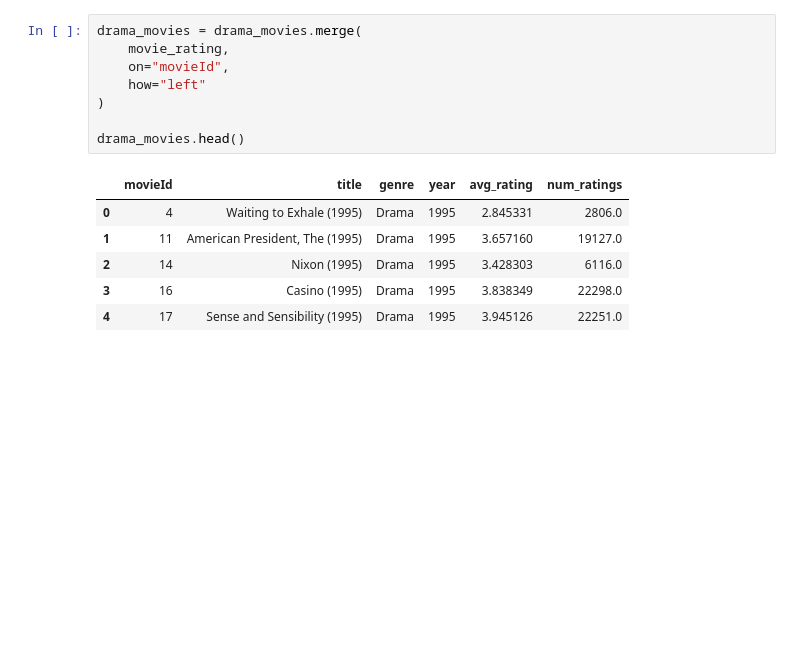
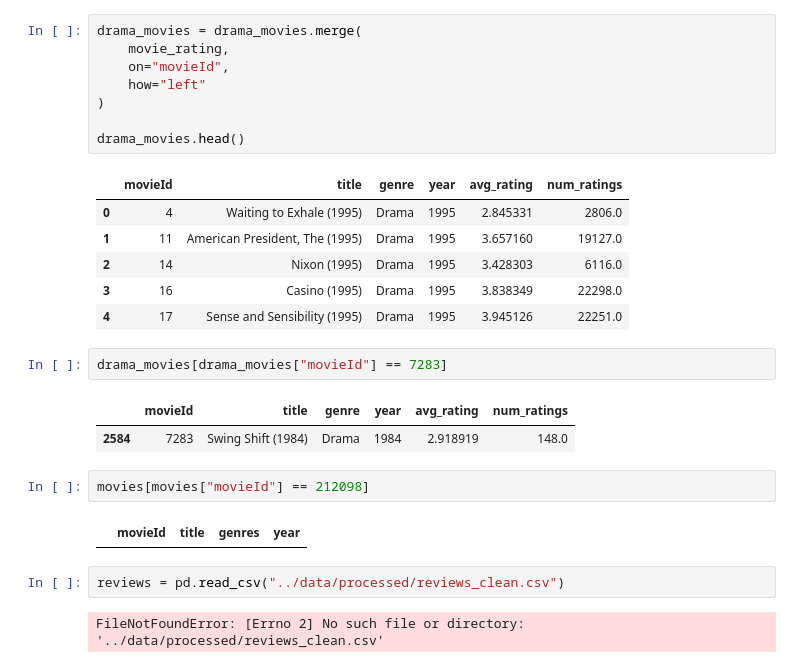
Before and after one commit to magy509/ingenieropg80.Proyecto_final_madre, a Jupyter notebook: src/movies_eda.ipynb, the cells around one changed output. Drawn from its saved outputs; the diff is of its cells as text; blank space fills up the shorter version.

```diff
--- a/src/movies_eda.ipynb
+++ b/src/movies_eda.ipynb
@@ -401,3 +401,16 @@ drama_movies.head()
 | 2 | 14 | Nixon (1995) | Drama | 1995 | 3.428303 | 6116.0 |
 | 3 | 16 | Casino (1995) | Drama | 1995 | 3.838349 | 22298.0 |
 | 4 | 17 | Sense and Sensibility (1995) | Drama | 1995 | 3.945126 | 22251.0 |
+# %%
+drama_movies[drama_movies["movieId"] == 7283]
+# %% [output]
+|  | movieId | title | genre | year | avg_rating | num_ratings |
+| 2584 | 7283 | Swing Shift (1984) | Drama | 1984 | 2.918919 | 148.0 |
+# %%
+movies[movies["movieId"] == 212098]
+# %% [output]
+|  | movieId | title | genres | year |
+# %%
+reviews = pd.read_csv("../data/processed/reviews_clean.csv")
+# %% [output]
+FileNotFoundError: [Errno 2] No such file or directory: '../data/processed/reviews_clean.csv'
```
Also changed, not shown: parts of 1 cell of this notebook, 3 other files.
